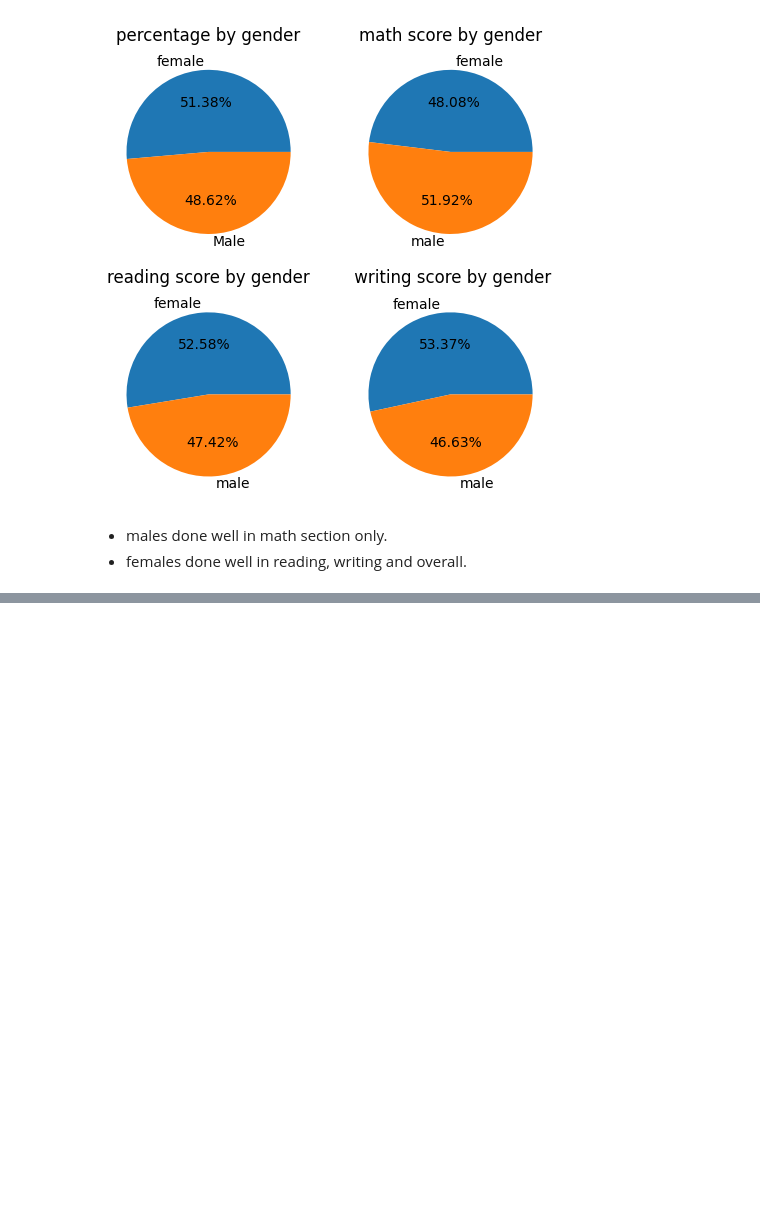
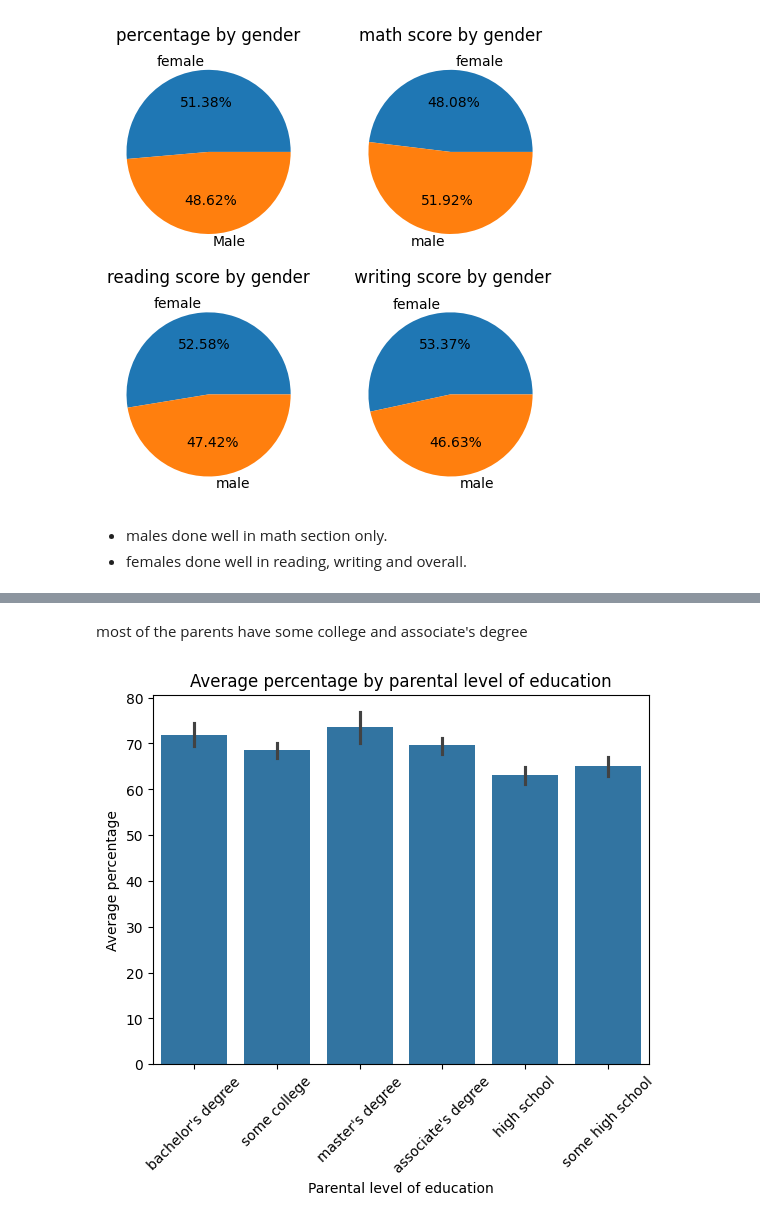
Before and after one commit to SitalAdhikari/student_mark_prediction_ml, a Jupyter notebook: notebook/EDA_analysis.ipynb, the cells around one changed output, grey strips where cells are left out. Drawn from its saved outputs; the diff is of its cells as text; code cells hidden in the pictures; blank space fills up the shorter version.

```diff
--- a/notebook/EDA_analysis.ipynb
+++ b/notebook/EDA_analysis.ipynb
@@ -304,0 +361,11 @@ plt.show()
+# %% [markdown]
+most of the parents have some college and associate's degree
+# %%
+sns.barplot(x='parental_level_of_education', y='percentage', data=df)
+plt.title('Average percentage by parental level of education')
+plt.xlabel('Parental level of education')
+plt.ylabel('Average percentage')
+plt.xticks(rotation=45)
+plt.show()
+# %% [output]
+[figure, added]
```
Also changed, not shown: parts of 24 cells of this notebook, 6 other files.
